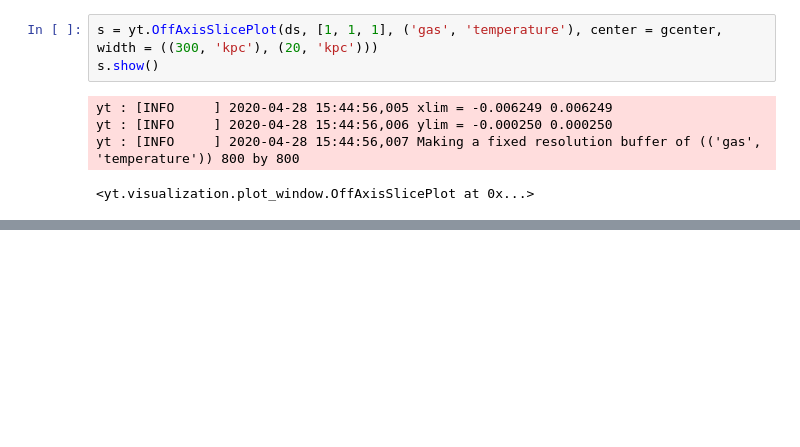
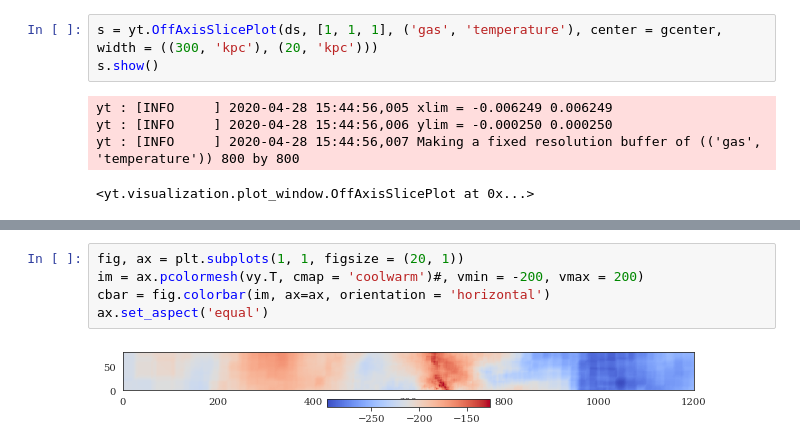
Before and after one commit to ibutsky/synthetic_spectra, a Jupyter notebook: scripts/plotting/sightline_analysis.ipynb, the cells around one changed output, grey strips where cells are left out. Drawn from its saved outputs; the diff is of its cells as text; blank space fills up the shorter version.

```diff
--- a/scripts/plotting/sightline_analysis.ipynb
+++ b/scripts/plotting/sightline_analysis.ipynb
@@ -330,0 +346,7 @@ max(m.in_units('Zsun'))
+# %%
+fig, ax = plt.subplots(1, 1, figsize = (20, 1))
+im = ax.pcolormesh(vy.T, cmap = 'coolwarm')#, vmin = -200, vmax = 200)
+cbar = fig.colorbar(im, ax=ax, orientation = 'horizontal')
+ax.set_aspect('equal')
+# %% [output]
+[figure, added]
```
Also changed, not shown: parts of 43 cells of this notebook, 2 other files.
